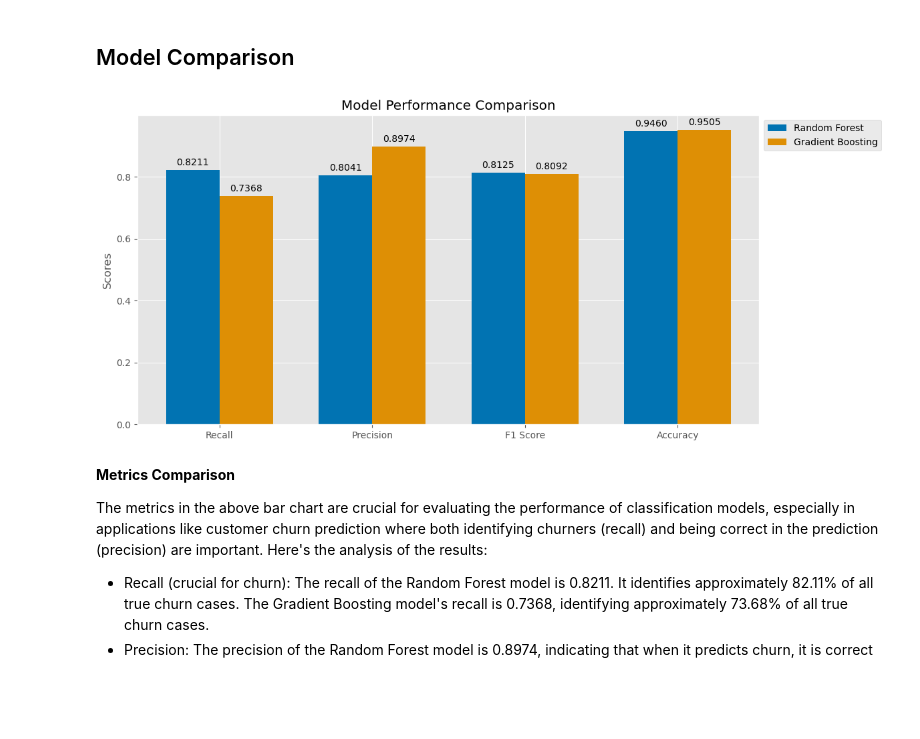
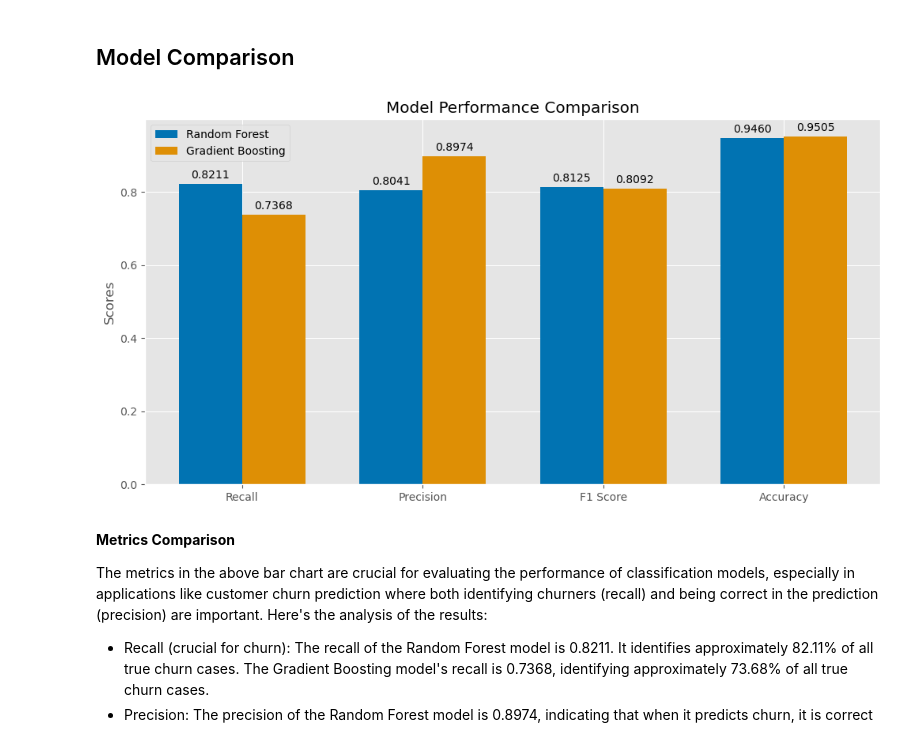
Before and after one commit to timothyrobbinscpa/new_customer_churn, a Jupyter notebook: src/customer_churn.ipynb, the cells around one changed output. Cells and saved outputs as stored; diff of their text form; code cells hidden in the pictures; blank space fills up the shorter version.

```diff
--- a/src/customer_churn.ipynb
+++ b/src/customer_churn.ipynb
@@ -663,35 +663,35 @@ gb_values = list(metrics_gb.values())
 
 x = np.arange(len(labels))  # the label locations
 width = 0.35  # the width of the bars
 
 # Bar Chart
 fig, ax = plt.subplots(figsize=(12, 6))
 rects1 = ax.bar(x - width/2, rf_values, width, label='Random Forest')
 rects2 = ax.bar(x + width/2, gb_values, width, label='Gradient Boosting')
 
 ax.set_ylabel('Scores')
 ax.set_title('Model Performance Comparison')
 ax.set_xticks(x)
 ax.set_xticklabels(labels)
-plt.legend(loc='upper left', bbox_to_anchor=(1, 1))
+plt.legend(loc='best')
 
 
 # Add value labels on bars
 def autolabel(rects):
     for rect in rects:
         height = rect.get_height()
         ax.annotate(f'{height:.4f}',
                     xy=(rect.get_x() + rect.get_width() / 2, height),
                     xytext=(0, 3),  # 3 points vertical offset
                     textcoords="offset points",
                     ha='center', va='bottom')
 
 autolabel(rects1)
 autolabel(rects2)
 
 plt.show()
 # %% [output]
-[figure, old version]
+[figure, new version]
 # %% [markdown]
 **Metrics Comparison**
 
```
Also changed, not shown: parts of 4 cells of this notebook, 10 other files.
